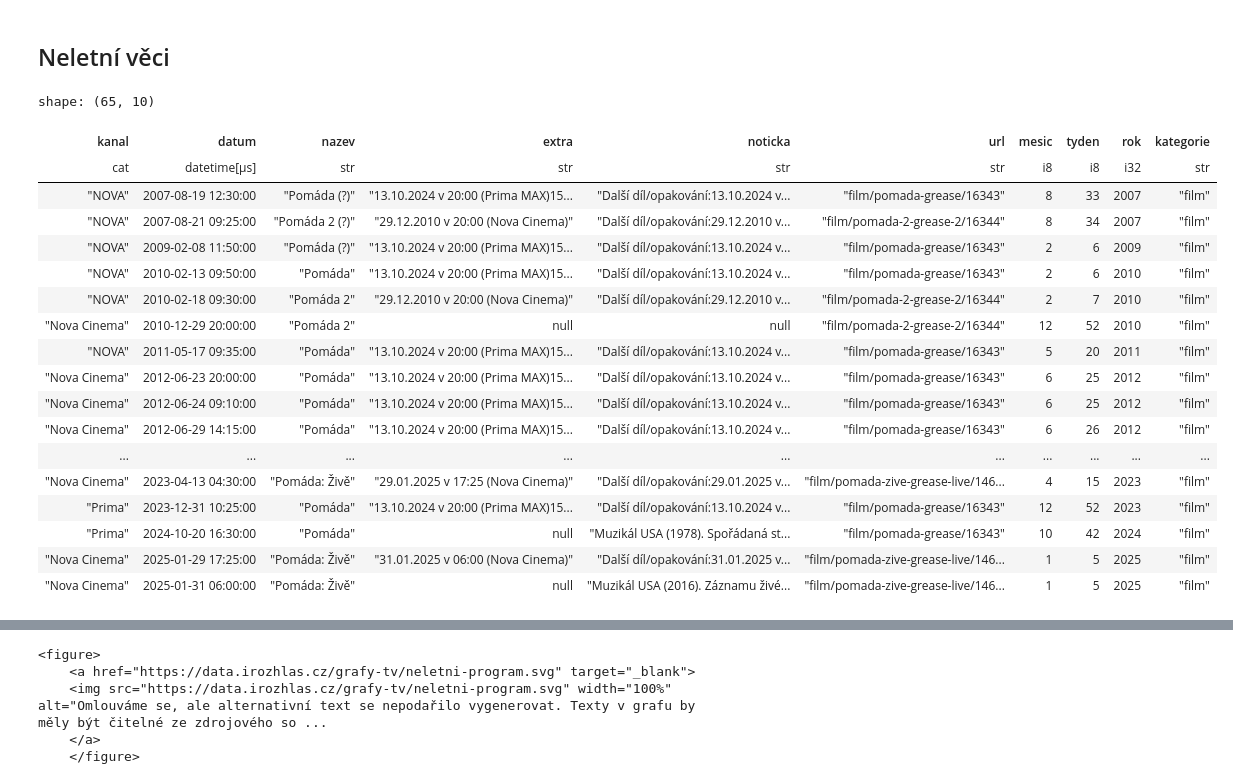
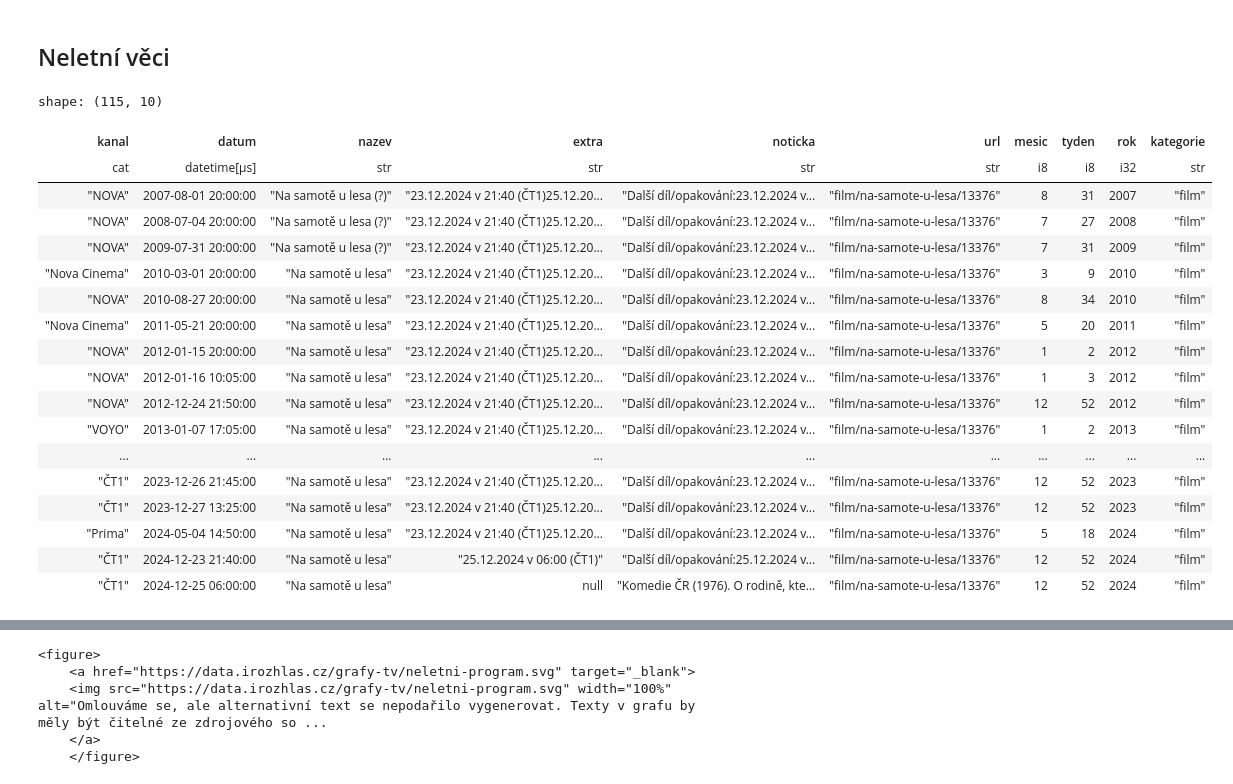
Before and after one commit to DataRozhlas/televizni-programy, a Jupyter notebook: 901_leto.ipynb, the cells around one changed output, grey strips where cells are left out. Cells and saved outputs as stored; diff of their text form; code cells hidden in the pictures.

```diff
--- a/901_leto.ipynb
+++ b/901_leto.ipynb
@@ -1069,27 +1069,27 @@ shape: (2_147, 4)
 # %% [markdown]
 ## Neletní věci
 # %%
-df.filter(pl.col('nazev').str.contains('Pomád'))
+df.filter(pl.col('nazev').str.contains('Na samotě'))
 # %% [output]
-shape: (65, 10)
+shape: (115, 10)
 | kanal | datum | nazev | extra | noticka | url | mesic | tyden | rok | kategorie |
 | cat | datetime[μs] | str | str | str | str | i8 | i8 | i32 | str |
-| "NOVA" | 2007-08-19 12:30:00 | "Pomáda (?)" | "13.10.2024 v 20:00 (Prima MAX)15... | "Další díl/opakování:13.10.2024 v... | "film/pomada-grease/16343" | 8 | 33 | 2007 | "film" |
-| "NOVA" | 2007-08-21 09:25:00 | "Pomáda 2 (?)" | "29.12.2010 v 20:00 (Nova Cinema)" | "Další díl/opakování:29.12.2010 v... | "film/pomada-2-grease-2/16344" | 8 | 34 | 2007 | "film" |
-| "NOVA" | 2009-02-08 11:50:00 | "Pomáda (?)" | "13.10.2024 v 20:00 (Prima MAX)15... | "Další díl/opakování:13.10.2024 v... | "film/pomada-grease/16343" | 2 | 6 | 2009 | "film" |
-| "NOVA" | 2010-02-13 09:50:00 | "Pomáda" | "13.10.2024 v 20:00 (Prima MAX)15... | "Další díl/opakování:13.10.2024 v... | "film/pomada-grease/16343" | 2 | 6 | 2010 | "film" |
-| "NOVA" | 2010-02-18 09:30:00 | "Pomáda 2" | "29.12.2010 v 20:00 (Nova Cinema)" | "Další díl/opakování:29.12.2010 v... | "film/pomada-2-grease-2/16344" | 2 | 7 | 2010 | "film" |
-| "Nova Cinema" | 2010-12-29 20:00:00 | "Pomáda 2" | null | null | "film/pomada-2-grease-2/16344" | 12 | 52 | 2010 | "film" |
-| "NOVA" | 2011-05-17 09:35:00 | "Pomáda" | "13.10.2024 v 20:00 (Prima MAX)15... | "Další díl/opakování:13.10.2024 v... | "film/pomada-grease/16343" | 5 | 20 | 2011 | "film" |
-| "Nova Cinema" | 2012-06-23 20:00:00 | "Pomáda" | "13.10.2024 v 20:00 (Prima MAX)15... | "Další díl/opakování:13.10.2024 v... | "film/pomada-grease/16343" | 6 | 25 | 2012 | "film" |
-| "Nova Cinema" | 2012-06-24 09:10:00 | "Pomáda" | "13.10.2024 v 20:00 (Prima MAX)15... | "Další díl/opakování:13.10.2024 v... | "film/pomada-grease/16343" | 6 | 25 | 2012 | "film" |
-| "Nova Cinema" | 2012-06-29 14:15:00 | "Pomáda" | "13.10.2024 v 20:00 (Prima MAX)15... | "Další díl/opakování:13.10.2024 v... | "film/pomada-grease/16343" | 6 | 26 | 2012 | "film" |
+| "NOVA" | 2007-08-01 20:00:00 | "Na samotě u lesa (?)" | "23.12.2024 v 21:40 (ČT1)25.12.20... | "Další díl/opakování:23.12.2024 v... | "film/na-samote-u-lesa/13376" | 8 | 31 | 2007 | "film" |
+| "NOVA" | 2008-07-04 20:00:00 | "Na samotě u lesa (?)" | "23.12.2024 v 21:40 (ČT1)25.12.20... | "Další díl/opakování:23.12.2024 v... | "film/na-samote-u-lesa/13376" | 7 | 27 | 2008 | "film" |
+| "NOVA" | 2009-07-31 20:00:00 | "Na samotě u lesa (?)" | "23.12.2024 v 21:40 (ČT1)25.12.20... | "Další díl/opakování:23.12.2024 v... | "film/na-samote-u-lesa/13376" | 7 | 31 | 2009 | "film" |
+| "Nova Cinema" | 2010-03-01 20:00:00 | "Na samotě u lesa" | "23.12.2024 v 21:40 (ČT1)25.12.20... | "Další díl/opakování:23.12.2024 v... | "film/na-samote-u-lesa/13376" | 3 | 9 | 2010 | "film" |
+| "NOVA" | 2010-08-27 20:00:00 | "Na samotě u lesa" | "23.12.2024 v 21:40 (ČT1)25.12.20... | "Další díl/opakování:23.12.2024 v... | "film/na-samote-u-lesa/13376" | 8 | 34 | 2010 | "film" |
+| "Nova Cinema" | 2011-05-21 20:00:00 | "Na samotě u lesa" | "23.12.2024 v 21:40 (ČT1)25.12.20... | "Další díl/opakování:23.12.2024 v... | "film/na-samote-u-lesa/13376" | 5 | 20 | 2011 | "film" |
+| "NOVA" | 2012-01-15 20:00:00 | "Na samotě u lesa" | "23.12.2024 v 21:40 (ČT1)25.12.20... | "Další díl/opakování:23.12.2024 v... | "film/na-samote-u-lesa/13376" | 1 | 2 | 2012 | "film" |
+| "NOVA" | 2012-01-16 10:05:00 | "Na samotě u lesa" | "23.12.2024 v 21:40 (ČT1)25.12.20... | "Další díl/opakování:23.12.2024 v... | "film/na-samote-u-lesa/13376" | 1 | 3 | 2012 | "film" |
+| "NOVA" | 2012-12-24 21:50:00 | "Na samotě u lesa" | "23.12.2024 v 21:40 (ČT1)25.12.20... | "Další díl/opakování:23.12.2024 v... | "film/na-samote-u-lesa/13376" | 12 | 52 | 2012 | "film" |
+| "VOYO" | 2013-01-07 17:05:00 | "Na samotě u lesa" | "23.12.2024 v 21:40 (ČT1)25.12.20... | "Další díl/opakování:23.12.2024 v... | "film/na-samote-u-lesa/13376" | 1 | 2 | 2013 | "film" |
 | ... | ... | ... | ... | ... | ... | ... | ... | ... | ... |
-| "Nova Cinema" | 2023-04-13 04:30:00 | "Pomáda: Živě" | "29.01.2025 v 17:25 (Nova Cinema)" | "Další díl/opakování:29.01.2025 v... | "film/pomada-zive-grease-live/146... | 4 | 15 | 2023 | "film" |
-| "Prima" | 2023-12-31 10:25:00 | "Pomáda" | "13.10.2024 v 20:00 (Prima MAX)15... | "Další díl/opakování:13.10.2024 v... | "film/pomada-grease/16343" | 12 | 52 | 2023 | "film" |
-| "Prima" | 2024-10-20 16:30:00 | "Pomáda" | null | "Muzikál USA (1978). Spořádaná st... | "film/pomada-grease/16343" | 10 | 42 | 2024 | "film" |
-| "Nova Cinema" | 2025-01-29 17:25:00 | "Pomáda: Živě" | "31.01.2025 v 06:00 (Nova Cinema)" | "Další díl/opakování:31.01.2025 v... | "film/pomada-zive-grease-live/146... | 1 | 5 | 2025 | "film" |
-| "Nova Cinema" | 2025-01-31 06:00:00 | "Pomáda: Živě" | null | "Muzikál USA (2016). Záznamu živé... | "film/pomada-zive-grease-live/146... | 1 | 5 | 2025 | "film" |
+| "ČT1" | 2023-12-26 21:45:00 | "Na samotě u lesa" | "23.12.2024 v 21:40 (ČT1)25.12.20... | "Další díl/opakování:23.12.2024 v... | "film/na-samote-u-lesa/13376" | 12 | 52 | 2023 | "film" |
+| "ČT1" | 2023-12-27 13:25:00 | "Na samotě u lesa" | "23.12.2024 v 21:40 (ČT1)25.12.20... | "Další díl/opakování:23.12.2024 v... | "film/na-samote-u-lesa/13376" | 12 | 52 | 2023 | "film" |
+| "Prima" | 2024-05-04 14:50:00 | "Na samotě u lesa" | "23.12.2024 v 21:40 (ČT1)25.12.20... | "Další díl/opakování:23.12.2024 v... | "film/na-samote-u-lesa/13376" | 5 | 18 | 2024 | "film" |
+| "ČT1" | 2024-12-23 21:40:00 | "Na samotě u lesa" | "25.12.2024 v 06:00 (ČT1)" | "Další díl/opakování:25.12.2024 v... | "film/na-samote-u-lesa/13376" | 12 | 52 | 2024 | "film" |
+| "ČT1" | 2024-12-25 06:00:00 | "Na samotě u lesa" | null | "Komedie ČR (1976). O rodině, kte... | "film/na-samote-u-lesa/13376" | 12 | 52 | 2024 | "film" |
 # %%
 nazvy = df.group_by('url').agg(pl.col('nazev').mode()).explode('nazev')
 nazvy.sample(3)
```
Also changed, not shown: parts of 26 cells of this notebook, 7 other files.
